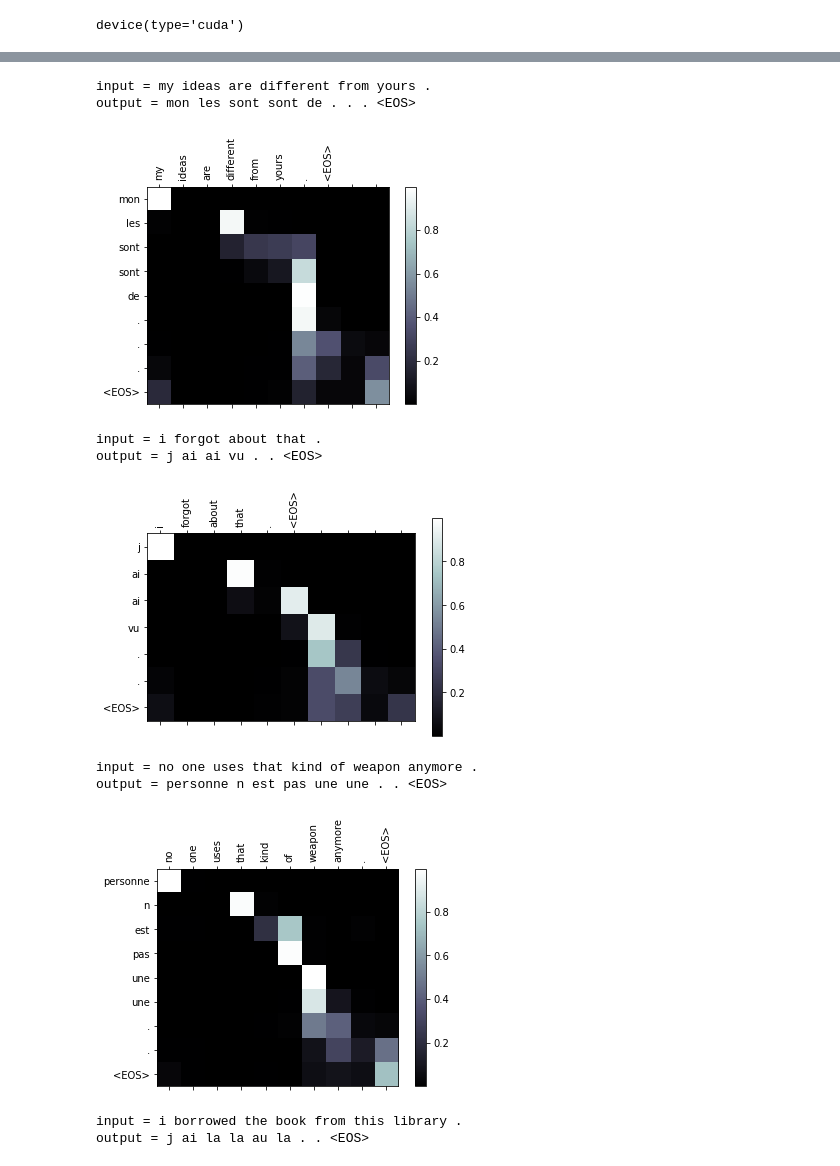
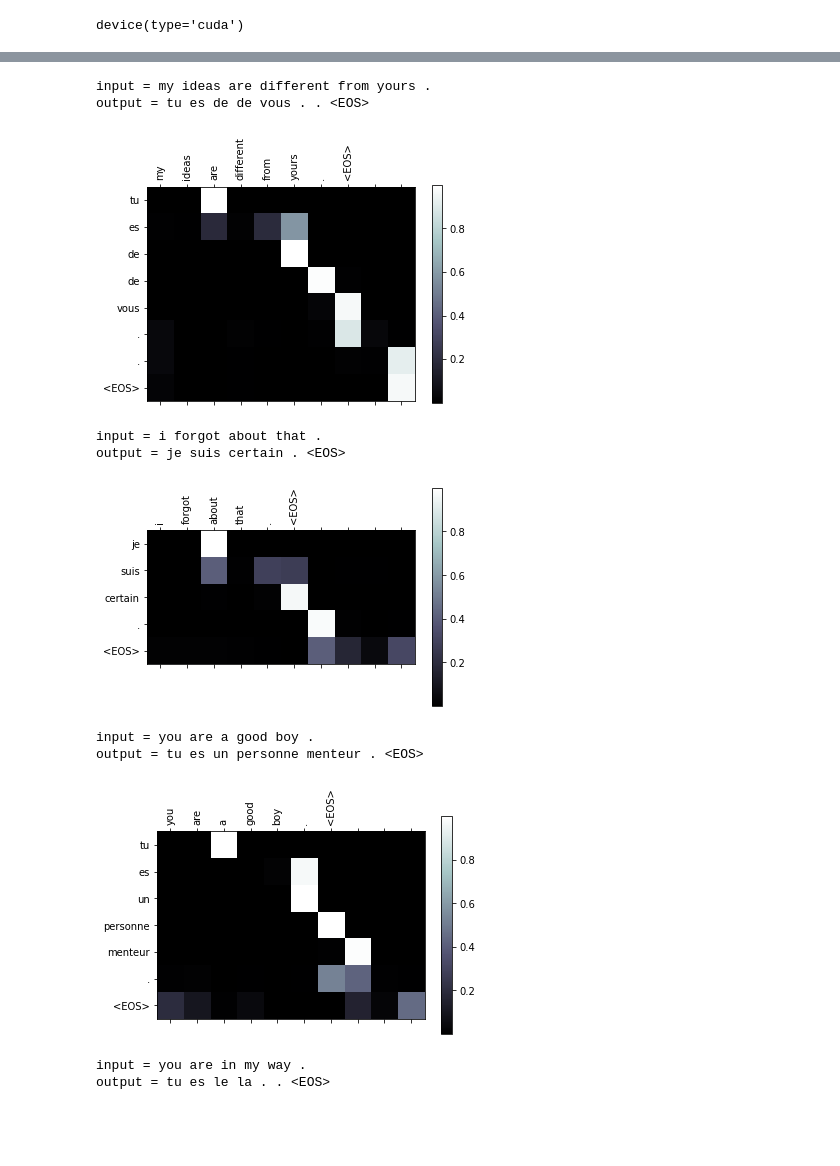
Before and after one commit to sunny9sinha/TSAI_Session_10_Assignment, a Jupyter notebook: Session_10_Assignment.ipynb, the cells around one changed output, grey strips where cells are left out. Saved outputs shown, nothing was run; the diff lists cells and outputs as text; code cells hidden in the pictures; blank space fills up the shorter version.

```diff
--- a/Session_10_Assignment.ipynb
+++ b/Session_10_Assignment.ipynb
@@ -117,9 +117,8 @@ eng_prefixes = (
 
 def filterPair(p):
     return len(p[0].split(' ')) < MAX_LENGTH and \
-        len(p[1].split(' ')) < MAX_LENGTH
-        # and \
-        # p[1].startswith(eng_prefixes)
+        len(p[1].split(' ')) < MAX_LENGTH and \
+        p[0].startswith(eng_prefixes)
 
 
 def filterPairs(pairs):
@@ -565,42 +558,42 @@ def showAttention(input_sentence, output_words, attentions):
     cax = ax.matshow(attentions.numpy(), cmap='bone')
     fig.colorbar(cax)
 
     # Set up axes
     ax.set_xticklabels([''] + input_sentence.split(' ') +
                        ['<EOS>'], rotation=90)
     ax.set_yticklabels([''] + output_words)
 
     # Show label at every tick
     ax.xaxis.set_major_locator(ticker.MultipleLocator(1))
     ax.yaxis.set_major_locator(ticker.MultipleLocator(1))
 
     plt.show()
 
 
 def evaluateAndShowAttention(input_sentence):
     output_words, attentions = evaluate(
         encoder1, attn_decoder1, input_sentence)
     print('input =', input_sentence)
     print('output =', ' '.join(output_words))
     showAttention(input_sentence, output_words, attentions)
 
 
 evaluateAndShowAttention("my ideas are different from yours .")
 
 evaluateAndShowAttention("i forgot about that .")
 
-evaluateAndShowAttention("no one uses that kind of weapon anymore .")
+evaluateAndShowAttention("you are a good boy .")
 
-evaluateAndShowAttention("i borrowed the book from this library .")
+evaluateAndShowAttention("you are in my way .")
 # %% [output]
 input = my ideas are different from yours .
-output = mon les sont sont de . . . <EOS>
+output = tu es de de vous . . <EOS>
-[figure, old version]
+[figure, new version]
 input = i forgot about that .
-output = j ai ai vu . . <EOS>
+output = je suis certain . <EOS>
-[figure, old version]
+[figure, new version]
-input = no one uses that kind of weapon anymore .
-output = personne n est pas une une . . <EOS>
+input = you are a good boy .
+output = tu es un personne menteur . <EOS>
-[figure, old version]
+[figure, new version]
-input = i borrowed the book from this library .
-output = j ai la la au la . . <EOS>
+input = you are in my way .
+output = tu es le la . . <EOS>
```
Also changed, not shown: parts of 7 cells of this notebook.
